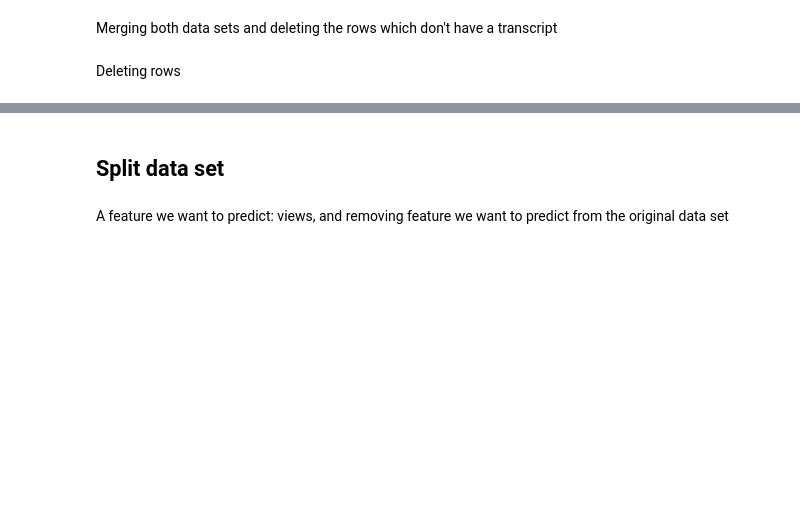
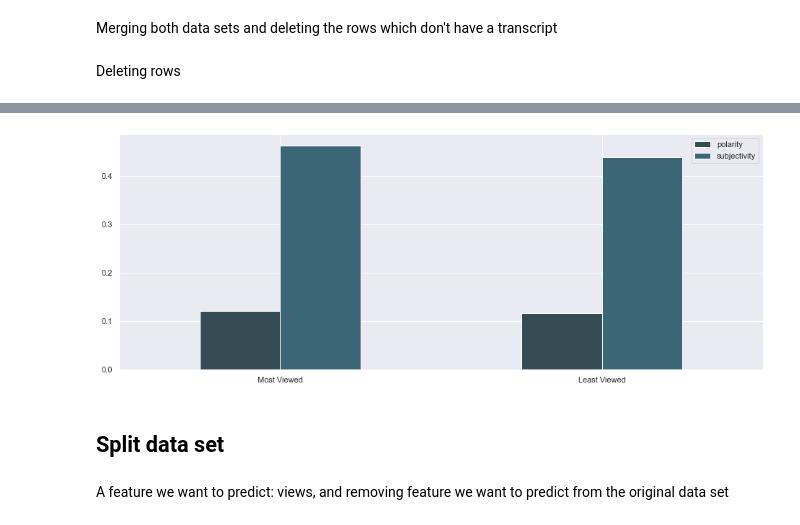
Before and after one commit to Avisikta-Majumdar/TedTalksAnalysis, a Jupyter notebook: Main.ipynb, the cells around one changed output, grey strips where cells are left out. Cells and saved outputs as stored; diff of their text form; code cells hidden in the pictures; blank space fills up the shorter version.

```diff
--- a/Main.ipynb
+++ b/Main.ipynb
@@ -120,3 +188,14 @@ df_ted_talks.head()
+# %%
+sns.set()
+mean_pol = [0.121888, 0.116913]
+mean_sub = [0.463702, 0.439423]
+index = ['Most Viewed', 'Least Viewed']
+with sns.color_palette("GnBu_d", 8):
+    df_mean = pd.DataFrame({'polarity': mean_pol,
+                   'subjectivity': mean_sub}, index=index)
+    ax = df_mean.plot.bar(rot=0)
+# %% [output]
+[figure, added]
 # %% [markdown]
 ## Split data set
 # %% [markdown]
```
Also changed, not shown: parts of 28 cells of this notebook.
